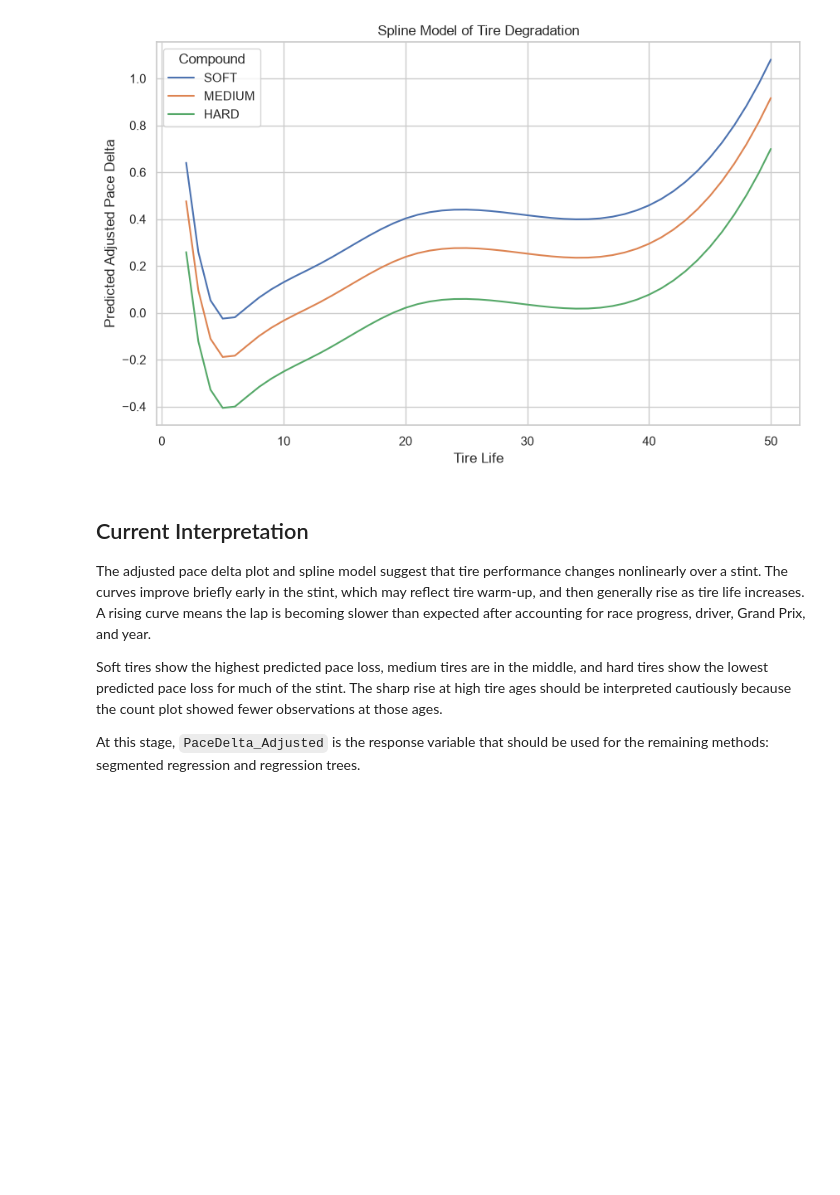
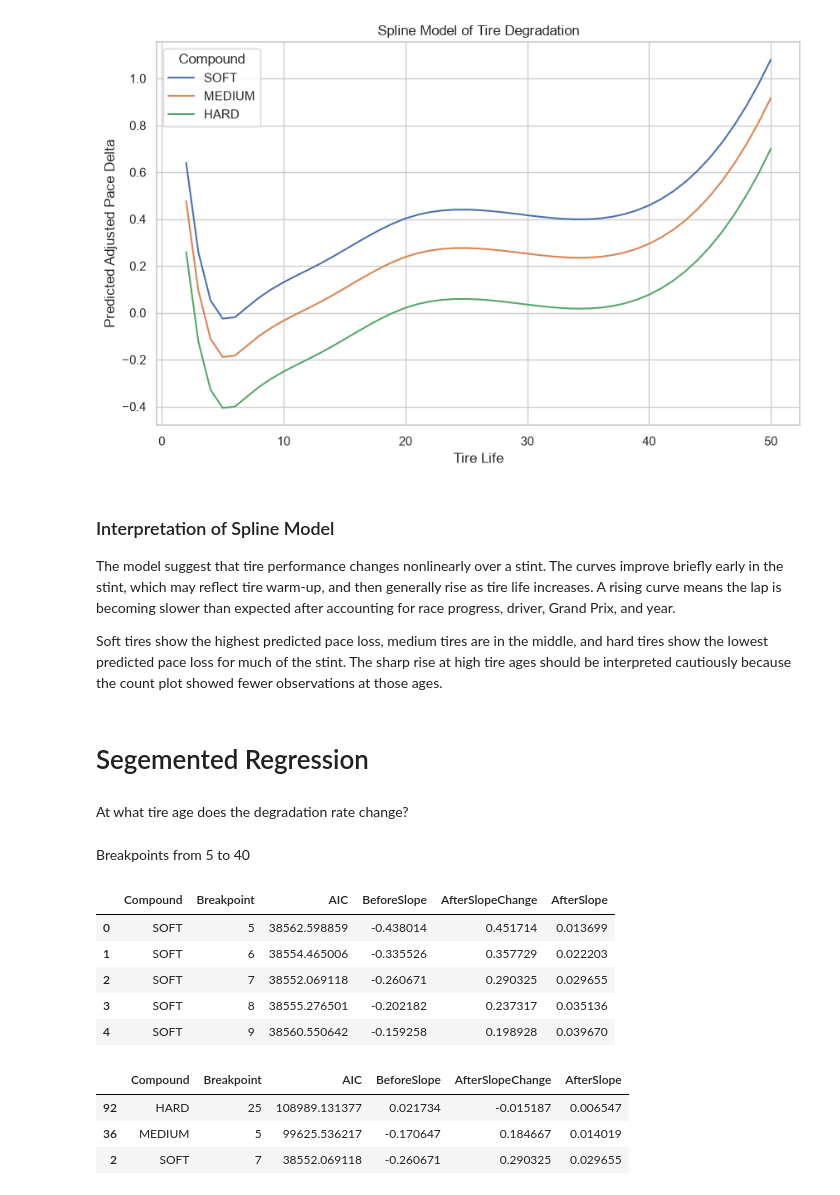
Before and after one commit to Sami-Krothapalli/F1-Tire-Degradation-Analysis, a Jupyter notebook: f1_tyre_degradation.ipynb, the cells around one changed output. Saved outputs shown, nothing was run; the diff lists cells and outputs as text; code cells hidden in the pictures; blank space fills up the shorter version.

Commit message:
Added function for segmented regresssion + breakpoint results

```diff
--- a/f1_tyre_degradation.ipynb
+++ b/f1_tyre_degradation.ipynb
@@ -252,10 +254,70 @@ plt.show()
 # %% [output]
 [figure]
 # %% [markdown]
-## Current Interpretation
+### Interpretation of Spline Model
 
-The adjusted pace delta plot and spline model suggest that tire performance changes nonlinearly over a stint. The curves improve briefly early in the stint, which may reflect tire warm-up, and then generally rise as tire life increases. A rising curve means the lap is becoming slower than expected after accounting for race progress, driver, Grand Prix, and year.
+The model suggest that tire performance changes nonlinearly over a stint. The curves improve briefly early in the stint, which may reflect tire warm-up, and then generally rise as tire life increases. A rising curve means the lap is becoming slower than expected after accounting for race progress, driver, Grand Prix, and year.
 
 Soft tires show the highest predicted pace loss, medium tires are in the middle, and hard tires show the lowest predicted pace loss for much of the stint. The sharp rise at high tire ages should be interpreted cautiously because the count plot showed fewer observations at those ages.
-
-At this stage, `PaceDelta_Adjusted` is the response variable that should be used for the remaining methods: segmented regression and regression trees.
+# %% [markdown]
+# Segemented Regression
+# %% [markdown]
+At what tire age does the degradation rate change?
+# %%
+# Func for Segmented Regression
+def fit_segmented_model(data , breakpoint):
+    data["AfterBreakpoint"] = np.maximum(0, data["TyreLife"] - breakpoint)
+
+    model = smf.ols(
+        "PaceDelta_Adjusted ~ TyreLife + AfterBreakpoint",
+        data=data
+    ).fit()
+
+    return model
+# %% [markdown]
+Breakpoints from 5 to 40
+# %%
+breakpoint_results = []
+
+for compound in ["SOFT", "MEDIUM", "HARD"]:
+    compound_data = clean_laps_reliable[
+        clean_laps_reliable["Compound"] == compound
+    ].copy()
+
+    for breakpoint in range(5, 41):
+        model = fit_segmented_model(compound_data, breakpoint)
+
+        breakpoint_results.append({
+            "Compound": compound,
+            "Breakpoint": breakpoint,
+            "AIC": model.aic,
+            "BeforeSlope": model.params["TyreLife"],
+            "AfterSlopeChange": model.params["AfterBreakpoint"],
+            "AfterSlope": model.params["TyreLife"] + model.params["AfterBreakpoint"]
+        })
+
+breakpoint_results = pd.DataFrame(breakpoint_results)
+
+breakpoint_results.head()
+# %% [output]
+|  | Compound | Breakpoint | AIC | BeforeSlope | AfterSlopeChange | AfterSlope |
+| 0 | SOFT | 5 | 38562.598859 | -0.438014 | 0.451714 | 0.013699 |
+| 1 | SOFT | 6 | 38554.465006 | -0.335526 | 0.357729 | 0.022203 |
+| 2 | SOFT | 7 | 38552.069118 | -0.260671 | 0.290325 | 0.029655 |
+| 3 | SOFT | 8 | 38555.276501 | -0.202182 | 0.237317 | 0.035136 |
+| 4 | SOFT | 9 | 38560.550642 | -0.159258 | 0.198928 | 0.039670 |
+# %%
+best_breakpoints = (
+    breakpoint_results
+    .sort_values("AIC")
+    .groupby("Compound")
+    .head(1)
+    .sort_values("Compound")
+)
+
+best_breakpoints
+# %% [output]
+|  | Compound | Breakpoint | AIC | BeforeSlope | AfterSlopeChange | AfterSlope |
+| 92 | HARD | 25 | 108989.131377 | 0.021734 | -0.015187 | 0.006547 |
+| 36 | MEDIUM | 5 | 99625.536217 | -0.170647 | 0.184667 | 0.014019 |
+| 2 | SOFT | 7 | 38552.069118 | -0.260671 | 0.290325 | 0.029655 |
```
Also changed, not shown: parts of 2 cells of this notebook.
